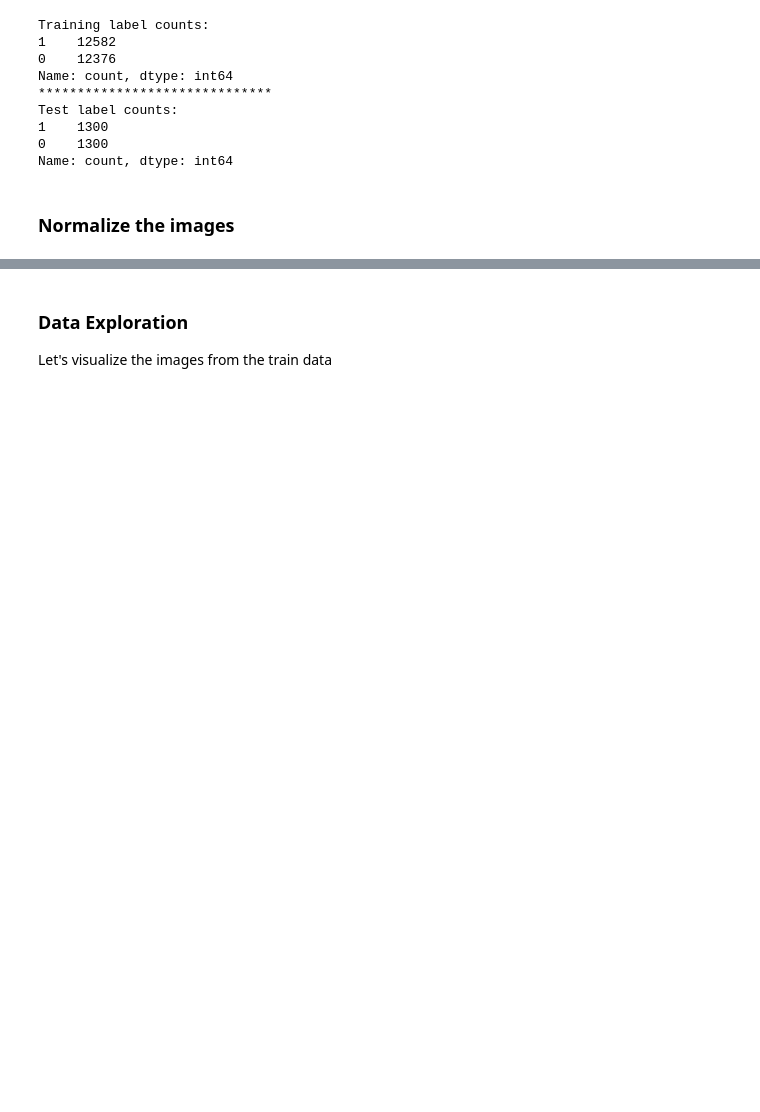
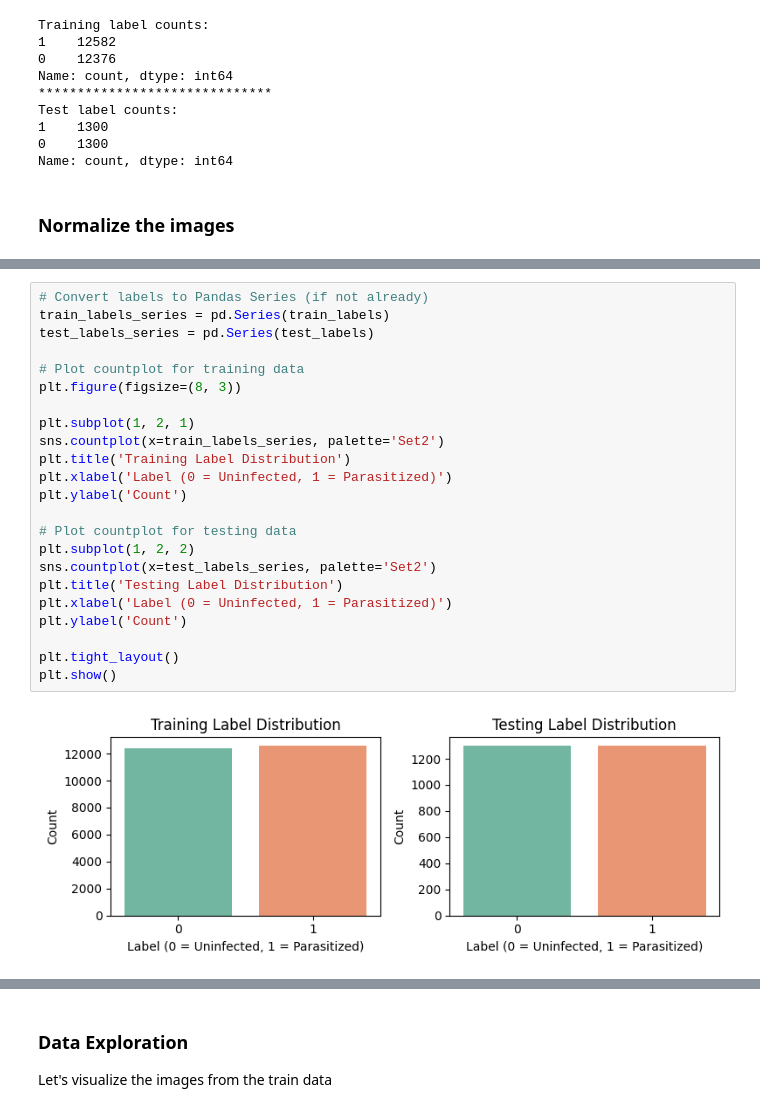
Before and after one commit to jasreman8/Malaria-Detection-Project, a Jupyter notebook: Malaria_Detection.ipynb, the cells around one changed output, grey strips where cells are left out. Saved outputs shown, nothing was run; the diff lists cells and outputs as text; blank space fills up the shorter version.

```diff
--- a/Malaria_Detection.ipynb
+++ b/Malaria_Detection.ipynb
@@ -292,0 +280,25 @@ test_images = (______________).astype('float32')
+# %%
+# Convert labels to Pandas Series (if not already)
+train_labels_series = pd.Series(train_labels)
+test_labels_series = pd.Series(test_labels)
+
+# Plot countplot for training data
+plt.figure(figsize=(8, 3))
+
+plt.subplot(1, 2, 1)
+sns.countplot(x=train_labels_series, palette='Set2')
+plt.title('Training Label Distribution')
+plt.xlabel('Label (0 = Uninfected, 1 = Parasitized)')
+plt.ylabel('Count')
+
+# Plot countplot for testing data
+plt.subplot(1, 2, 2)
+sns.countplot(x=test_labels_series, palette='Set2')
+plt.title('Testing Label Distribution')
+plt.xlabel('Label (0 = Uninfected, 1 = Parasitized)')
+plt.ylabel('Count')
+
+plt.tight_layout()
+plt.show()
+# %% [output]
+[figure, added]
```
Also changed, not shown: parts of 181 cells of this notebook.
